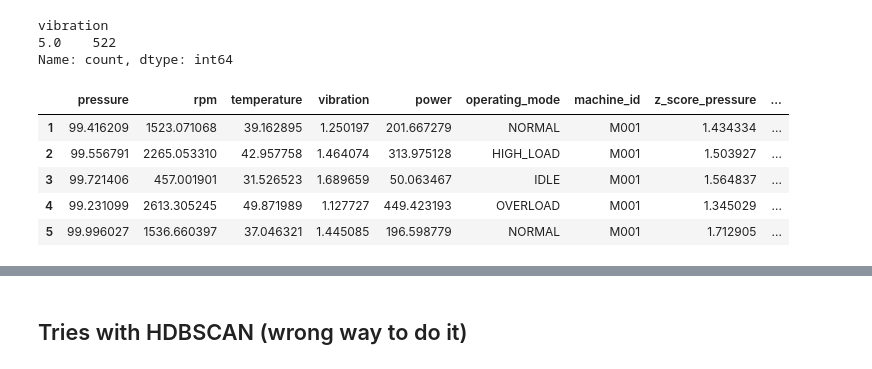
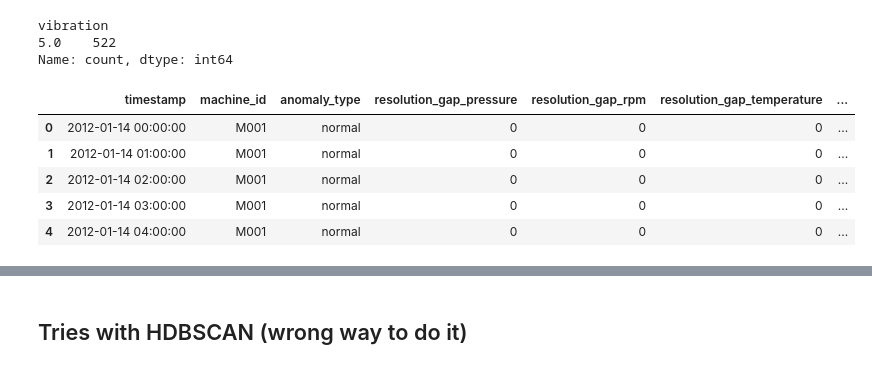
Before and after one commit to JU-Javaboy/predictive-maintenance-platform, a Jupyter notebook: services/c1-sensor-quality/src/c1_sensor_quality/anomaly_detector/anomaly_detection_exploration.ipynb, the cells around one changed output, grey strips where cells are left out. Saved outputs shown, nothing was run; the diff lists cells and outputs as text; code cells hidden in the pictures.

Commit message:
feat: add new features to the model

```diff
--- a/services/c1-sensor-quality/src/c1_sensor_quality/anomaly_detector/anomaly_detection_exploration.ipynb
+++ b/services/c1-sensor-quality/src/c1_sensor_quality/anomaly_detector/anomaly_detection_exploration.ipynb
@@ -135,3 +163,37 @@ train_df.head()
 # %%
 OPERATING_MODES = ["NORMAL", "HIGH_LOAD", "IDLE", "OVERLOAD"]
+# Static encoding: it is not fitted, so training and inference share it.
+OPERATING_MODE_CLASSES = {mode: index for index, mode in enumerate(OPERATING_MODES)}
+
+ZSORE_FEATURES = [f"z_score_{sensor}" for sensor in SENSORS]
+
+# A frozen sensor repeats its own value. This is the only signal that matches
+# the definition: same machine, same sensor, same value, later reading.
+REPEAT_FEATURES = [f"repeated_recently_{sensor}" for sensor in SENSORS]
+AGGREGATE_FEATURES = ["repeated_recently_any"]
+
+# Evidence only. resolution_gap assumes that sensor_frozen implies a drop in
+# precision. That is true for the training generator, which writes the literal
+# 5.0, but not a law of physics: a real frozen register can replay a full-
+# precision value. Keep the columns to measure the assumption; never model it.
+RESOLUTION_FEATURES = [f"resolution_gap_{sensor}" for sensor in SENSORS]
+RESOLUTION_AGGREGATE = ["resolution_gap_max"]
+
+# Model features. Raw sensor values are deliberately absent: a tree can split
+# on `vibration == 5.0` and memorise the freeze instead of learning its shape.
+# The fleet-share lookup and the resolution gap are also absent, for the same
+# reason: they encode properties of this generator, not of a frozen sensor.
+FEATURES = [
+    *ZSORE_FEATURES,
+    *REPEAT_FEATURES,
+    *AGGREGATE_FEATURES,
+    "operating_mode_class",
+]
+EVIDENCE = [
+    *RESOLUTION_FEATURES,
+    *RESOLUTION_AGGREGATE,
+    "n_machines_sharing_value",
+    *[f"share_{sensor}" for sensor in SENSORS],
+    *[f"n_previous_same_machine_{sensor}" for sensor in SENSORS],
+]
 # %%
@@ -273,11 +600,12 @@ vibration
 5.0    522
 Name: count, dtype: int64
 # %%
-train_df.head()
+# Reporting columns: readable evidence, not model inputs.
+train_df[["timestamp", "machine_id", "anomaly_type", *EVIDENCE]].head()
 # %% [output]
-|  | pressure | rpm | temperature | vibration | power | operating_mode | machine_id | z_score_pressure | ... |
-| 1 | 99.416209 | 1523.071068 | 39.162895 | 1.250197 | 201.667279 | NORMAL | M001 | 1.434334 | ... |
-| 2 | 99.556791 | 2265.053310 | 42.957758 | 1.464074 | 313.975128 | HIGH_LOAD | M001 | 1.503927 | ... |
-| 3 | 99.721406 | 457.001901 | 31.526523 | 1.689659 | 50.063467 | IDLE | M001 | 1.564837 | ... |
-| 4 | 99.231099 | 2613.305245 | 49.871989 | 1.127727 | 449.423193 | OVERLOAD | M001 | 1.345029 | ... |
-| 5 | 99.996027 | 1536.660397 | 37.046321 | 1.445085 | 196.598779 | NORMAL | M001 | 1.712905 | ... |
+|  | timestamp | machine_id | anomaly_type | resolution_gap_pressure | resolution_gap_rpm | resolution_gap_temperature | ... |
+| 0 | 2012-01-14 00:00:00 | M001 | normal | 0 | 0 | 0 | ... |
+| 1 | 2012-01-14 01:00:00 | M001 | normal | 0 | 0 | 0 | ... |
+| 2 | 2012-01-14 02:00:00 | M001 | normal | 0 | 0 | 0 | ... |
+| 3 | 2012-01-14 03:00:00 | M001 | normal | 0 | 0 | 0 | ... |
+| 4 | 2012-01-14 04:00:00 | M001 | normal | 0 | 0 | 0 | ... |
```
Also changed, not shown: parts of 25 cells of this notebook.
